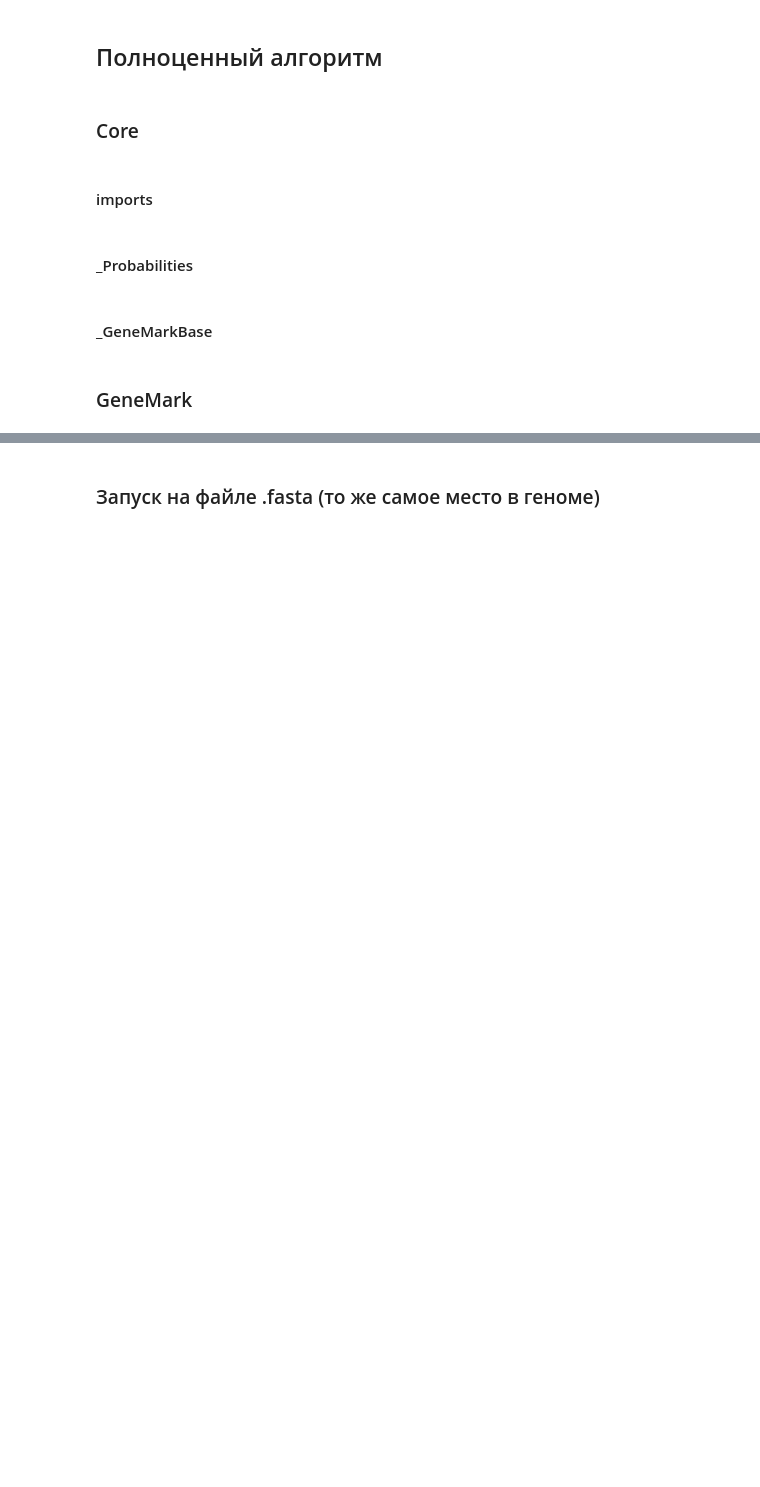
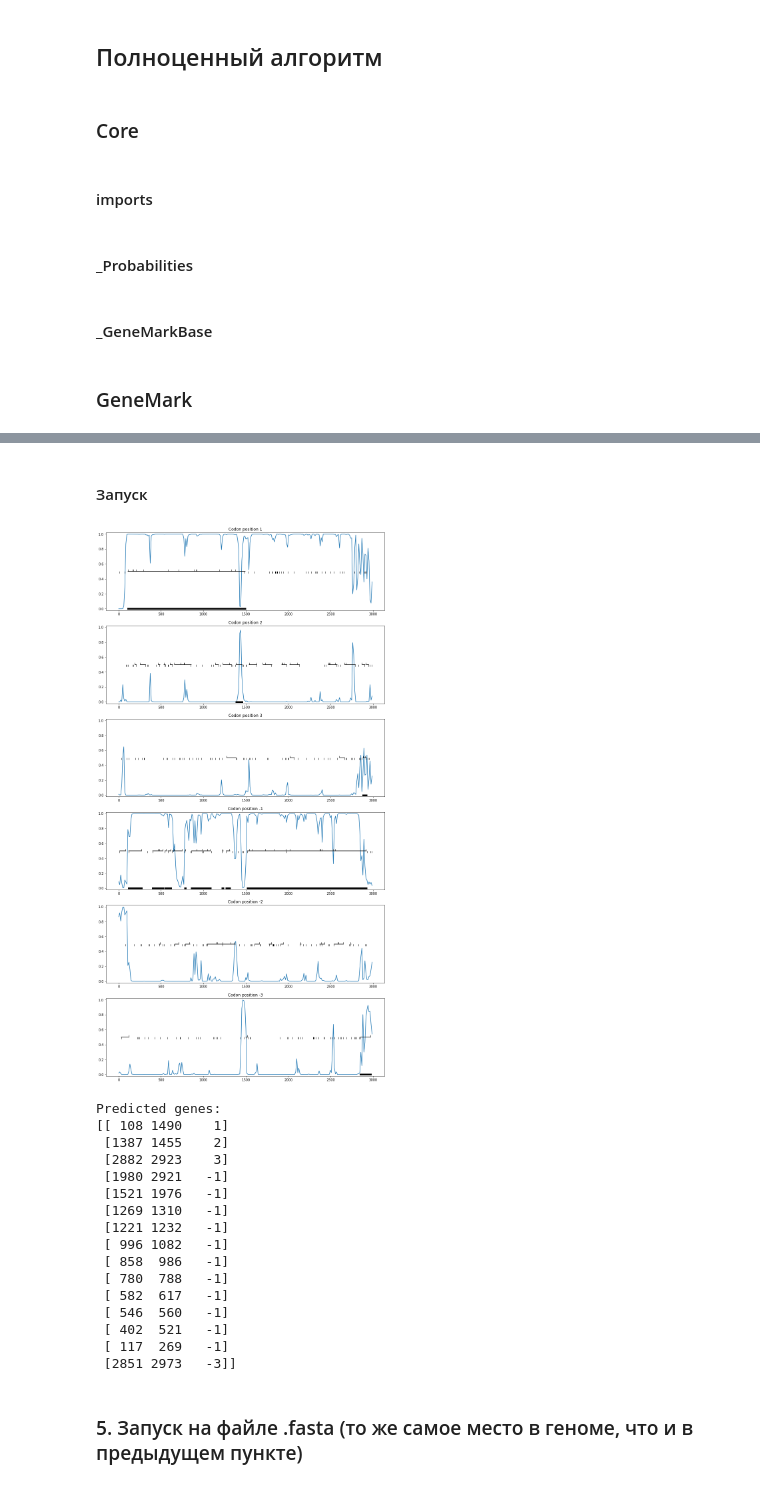
Before and after one commit to SpryGorgon/hse22_hw3, a Jupyter notebook: src/sem_hsebio_hw3.ipynb, the cells around one changed output, grey strips where cells are left out. Cells and saved outputs as stored; diff of their text form; code cells hidden in the pictures; blank space fills up the shorter version.

```diff
--- a/src/sem_hsebio_hw3.ipynb
+++ b/src/sem_hsebio_hw3.ipynb
@@ -741,3 +799,27 @@ Predicted genes:
+# %% [markdown]
+#### Запуск
+# %%
+mark4 = GeneMark()
+predicted_genes = mark4.predict(seq, start=0, stop=3000, tol=1e-4, max_iters=10, no_out=False, both_strands=True)
+print(f"\nPredicted genes:\n{predicted_genes}")
+# %% [output]
+[figure, added]
+Predicted genes:
+[[ 108 1490    1]
+ [1387 1455    2]
+ [2882 2923    3]
+ [1980 2921   -1]
+ [1521 1976   -1]
+ [1269 1310   -1]
+ [1221 1232   -1]
+ [ 996 1082   -1]
+ [ 858  986   -1]
+ [ 780  788   -1]
+ [ 582  617   -1]
+ [ 546  560   -1]
+ [ 402  521   -1]
+ [ 117  269   -1]
+ [2851 2973   -3]]
 # %% [markdown]
-### Запуск на файле .fasta (то же самое место в геноме)
+### 5. Запуск на файле .fasta (то же самое место в геноме, что и в предыдущем пункте)
 # %%
```
Also changed, not shown: parts of 22 cells of this notebook, 1 other file.
